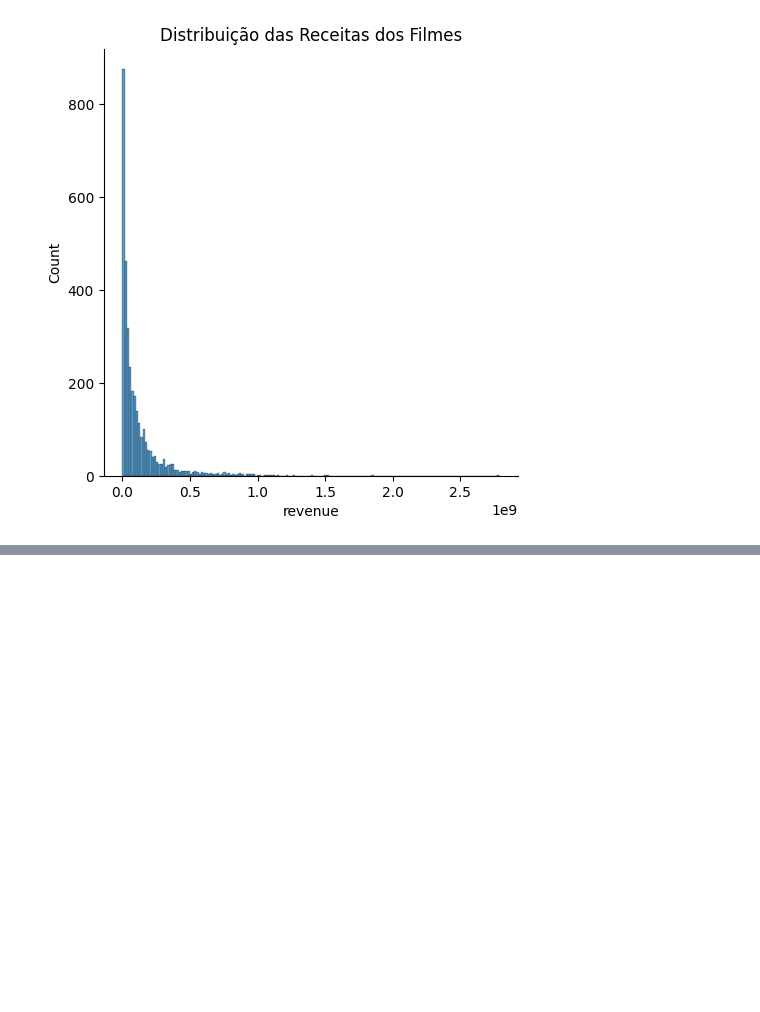
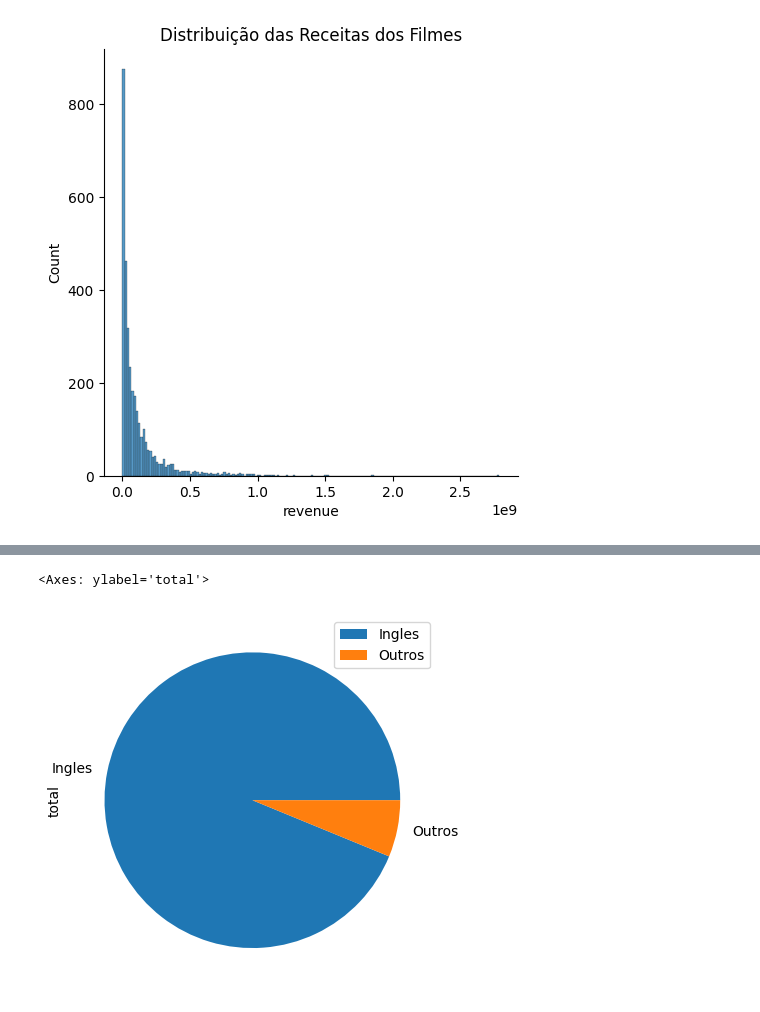
Before and after one commit to ViniciusSantos1993/main, a Jupyter notebook: Introdução_a_data_science.ipynb, the cells around one changed output, grey strips where cells are left out. Drawn from its saved outputs; the diff is of its cells as text; code cells hidden in the pictures; blank space fills up the shorter version.

```diff
--- a/Introdução_a_data_science.ipynb
+++ b/Introdução_a_data_science.ipynb
@@ -193,0 +223,13 @@ plt.show()
+# %%
+# Criar a tabela
+dados = {
+    "lingua" : ["Ingles", "Outros"],
+    "total" : [total_de_ingles, total_do_resto]
+}
+
+dados = pd.DataFrame(dados)
+# %%
+dados.plot(kind="pie", y="total", labels=dados["lingua"])
+# %% [output]
+<Axes: ylabel='total'>
+[figure, added]
```
Also changed, not shown: parts of 5 cells of this notebook.
